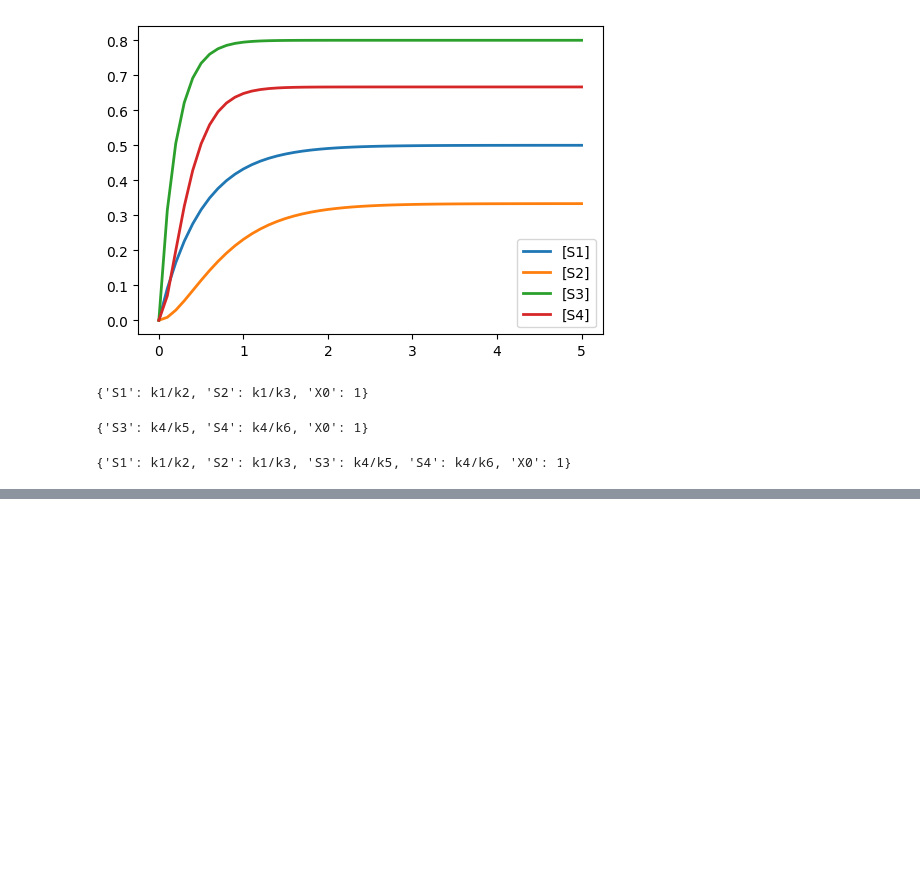
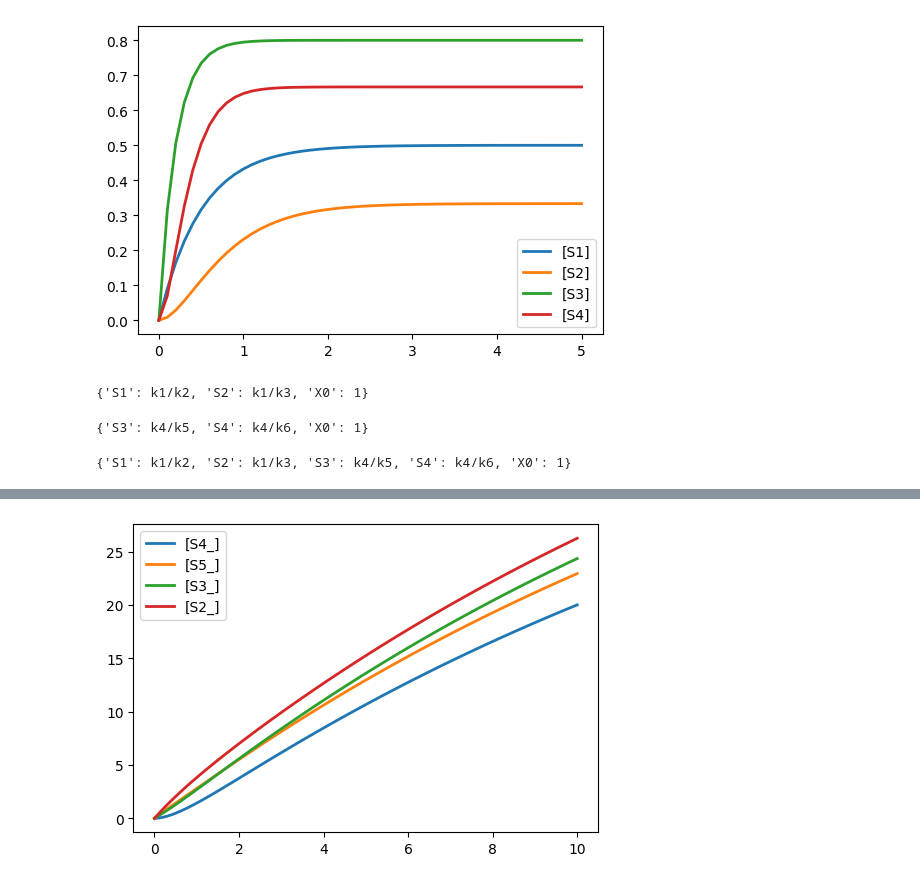
Before and after one commit to ModelEngineering/crn_subsystems, a Jupyter notebook: notebooks/explore.ipynb, the cells around one changed output, grey strips where cells are left out. Saved outputs shown, nothing was run; the diff lists cells and outputs as text; code cells hidden in the pictures; blank space fills up the shorter version.

```diff
--- a/notebooks/explore.ipynb
+++ b/notebooks/explore.ipynb
@@ -14,3 +18,8 @@ import tellurium as te
+# %%
+def plotModel(antimony_str, start=0, end=10):
+    rr = te.loada(antimony_str)
+    rr.simulate(start, end, 10*end)
+    rr.plot()
 # %% [markdown]
 # Symbolic Solution of Linear Systems
 # %%
@@ -204,0 +219,4 @@ model_str =
+# %%
+plotModel(model1_str)
+# %% [output]
+[figure, added]
```
Also changed, not shown: parts of 10 cells of this notebook, 3 other files.
